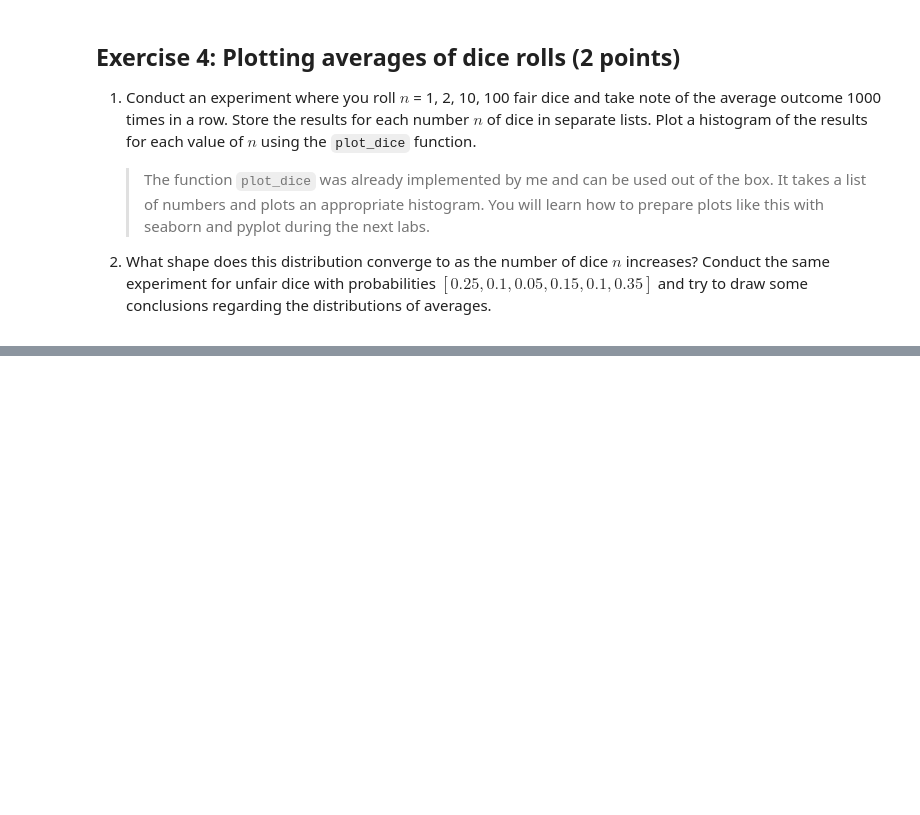
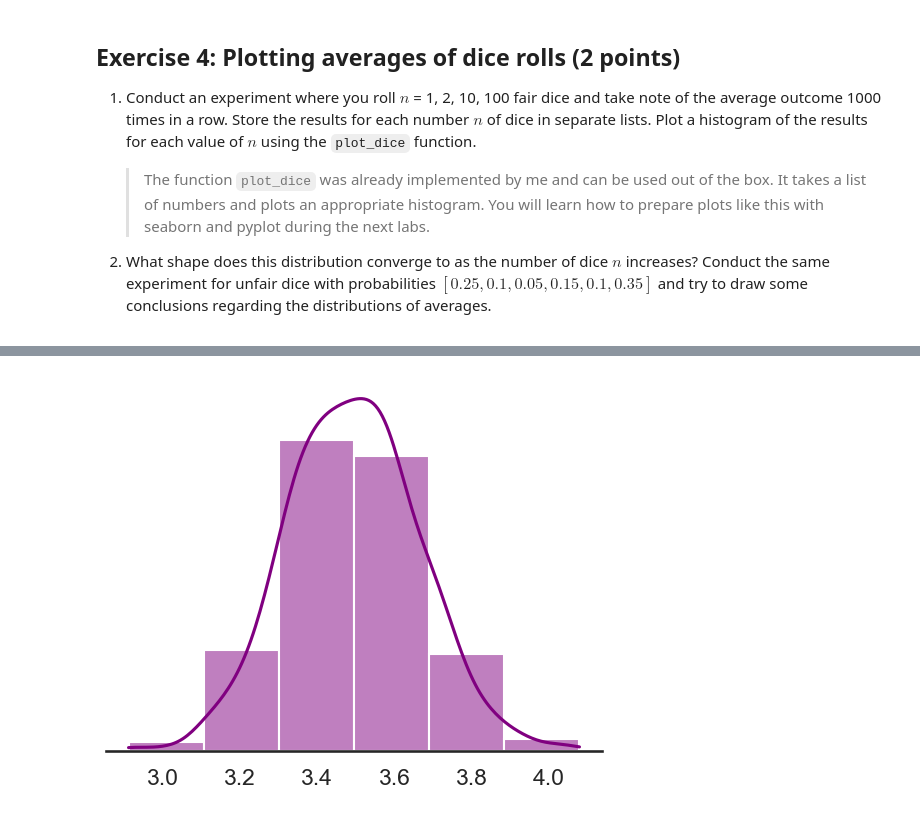
Before and after one commit to MetroCloud/pum-25, a Jupyter notebook: lab1.ipynb, the cells around one changed output, grey strips where cells are left out. Cells and saved outputs as stored; diff of their text form; code cells hidden in the pictures; blank space fills up the shorter version.

```diff
--- a/lab1.ipynb
+++ b/lab1.ipynb
@@ -243,10 +246,11 @@ class UnfairDie:
         self.probs = probs
 
     def roll(self, n: int) -> list[int]:
-        ...
+        return random.choices(population=[1,2,3,4,5,6], weights=self.probs , k=n)
 
     def get_average(self, n: int) -> float:
-        ...
+        rolls=random.choices(population=[1,2,3,4,5,6], weights=self.probs , k=n)
+        return sum(rolls)/len(rolls)
 # %%
 # test your implementation
 
@@ -306,7 +313,15 @@ There are many other dunder methods that you can implement in your classes. You
 
 2. What shape does this distribution converge to as the number of dice $n$ increases? Conduct the same experiment for unfair dice with probabilities $[0.25, 0.1, 0.05, 0.15, 0.1, 0.35]$ and try to draw some conclusions regarding the distributions of averages.
 # %%
-averages_1 = ...
-averages_2 = ...
-averages_10 = ...
-averages_100 = ...
+fair_die=UnfairDie(probs=[1/6,1/6,1/6,1/6,1/6,1/6])
+
+averages = []
+for i in range(1000):
+    result=fair_die.get_average(10)
+    averages.append(result)
+
+averages_1 =   [fair_die.get_average(1) for i in range(1000)]
+averages_2 =   [fair_die.get_average(2) for i in range(1000)]
+averages_10 =  [fair_die.get_average(10) for i in range(1000)]
+averages_100 = [fair_die.get_average(100) for i in range(1000)]
+averages
@@ -316,0 +352,4 @@ plot_hist(averages_1) # plot histogram of averages for n=1 dice
+# %%
+plot_hist(averages_100) # plot histogram of averages for n=100 dice
+# %% [output]
+[figure, added]
```
Also changed, not shown: parts of 4 cells of this notebook.
